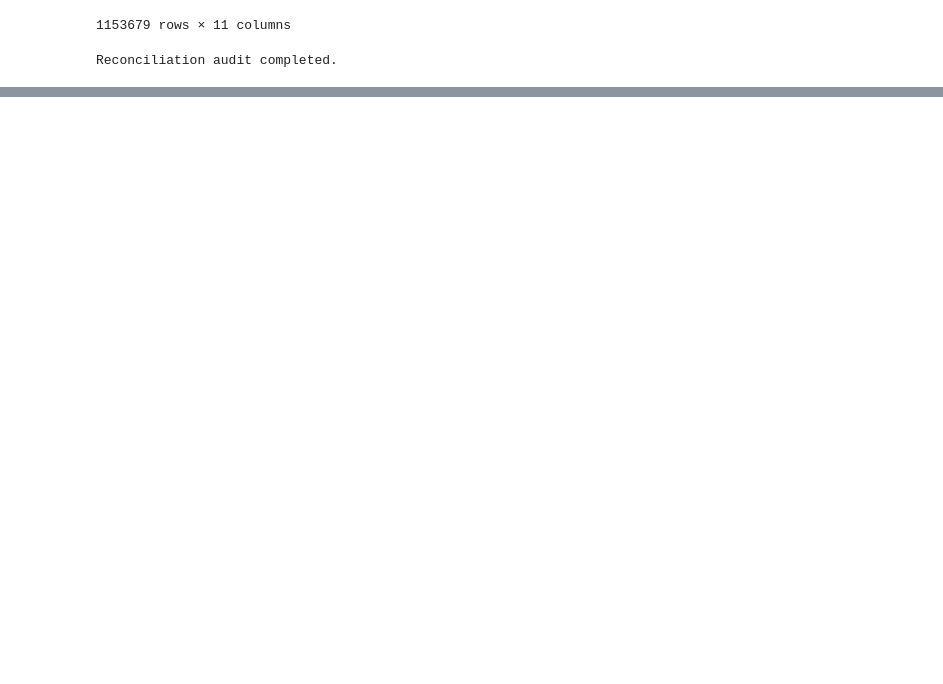
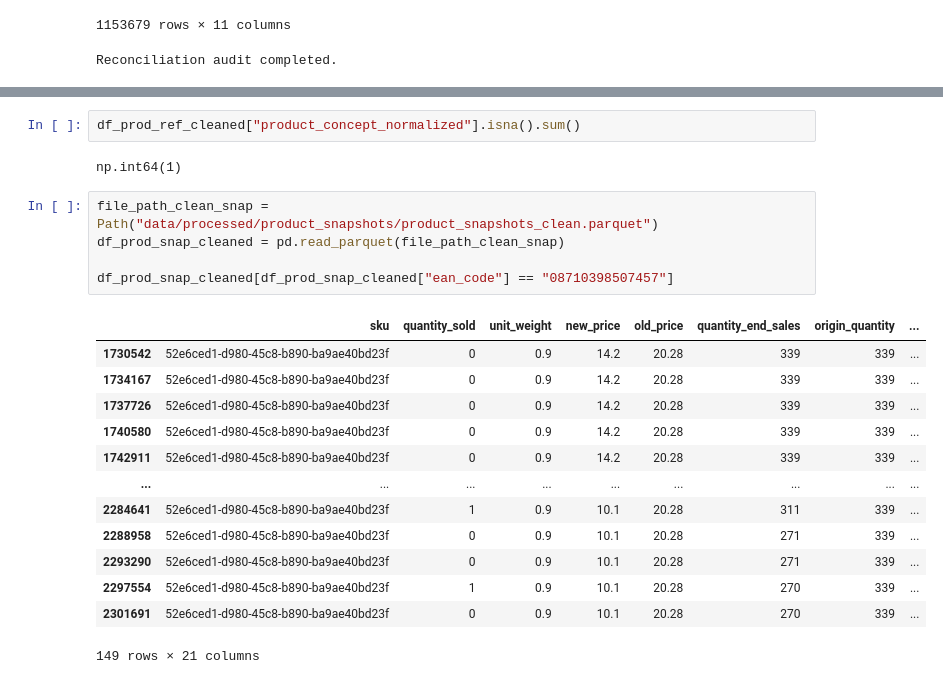
Before and after one commit to Renata1214/ML-Happy-Hours-Market, a Jupyter notebook: snap_customer_reference_research.ipynb, the cells around one changed output, grey strips where cells are left out. Saved outputs shown, nothing was run; the diff lists cells and outputs as text; blank space fills up the shorter version.

```diff
--- a/snap_customer_reference_research.ipynb
+++ b/snap_customer_reference_research.ipynb
@@ -4598,0 +4643,23 @@ Reconciliation audit completed.
+# %%
+df_prod_ref_cleaned["product_concept_normalized"].isna().sum()
+# %% [output]
+np.int64(1)
+# %%
+file_path_clean_snap = Path("data/processed/product_snapshots/product_snapshots_clean.parquet")
+df_prod_snap_cleaned = pd.read_parquet(file_path_clean_snap)
+
+df_prod_snap_cleaned[df_prod_snap_cleaned["ean_code"] == "08710398507457"]
+# %% [output]
+|  | sku | quantity_sold | unit_weight | new_price | old_price | quantity_end_sales | origin_quantity | ... |
+| 1730542 | 52e6ced1-d980-45c8-b890-ba9ae40bd23f | 0 | 0.9 | 14.2 | 20.28 | 339 | 339 | ... |
+| 1734167 | 52e6ced1-d980-45c8-b890-ba9ae40bd23f | 0 | 0.9 | 14.2 | 20.28 | 339 | 339 | ... |
+| 1737726 | 52e6ced1-d980-45c8-b890-ba9ae40bd23f | 0 | 0.9 | 14.2 | 20.28 | 339 | 339 | ... |
+| 1740580 | 52e6ced1-d980-45c8-b890-ba9ae40bd23f | 0 | 0.9 | 14.2 | 20.28 | 339 | 339 | ... |
+| 1742911 | 52e6ced1-d980-45c8-b890-ba9ae40bd23f | 0 | 0.9 | 14.2 | 20.28 | 339 | 339 | ... |
+| ... | ... | ... | ... | ... | ... | ... | ... | ... |
+| 2284641 | 52e6ced1-d980-45c8-b890-ba9ae40bd23f | 1 | 0.9 | 10.1 | 20.28 | 311 | 339 | ... |
+| 2288958 | 52e6ced1-d980-45c8-b890-ba9ae40bd23f | 0 | 0.9 | 10.1 | 20.28 | 271 | 339 | ... |
+| 2293290 | 52e6ced1-d980-45c8-b890-ba9ae40bd23f | 0 | 0.9 | 10.1 | 20.28 | 271 | 339 | ... |
+| 2297554 | 52e6ced1-d980-45c8-b890-ba9ae40bd23f | 1 | 0.9 | 10.1 | 20.28 | 270 | 339 | ... |
+| 2301691 | 52e6ced1-d980-45c8-b890-ba9ae40bd23f | 0 | 0.9 | 10.1 | 20.28 | 270 | 339 | ... |
+149 rows × 21 columns
```
Also changed, not shown: parts of 4 cells of this notebook, 3 other files.
